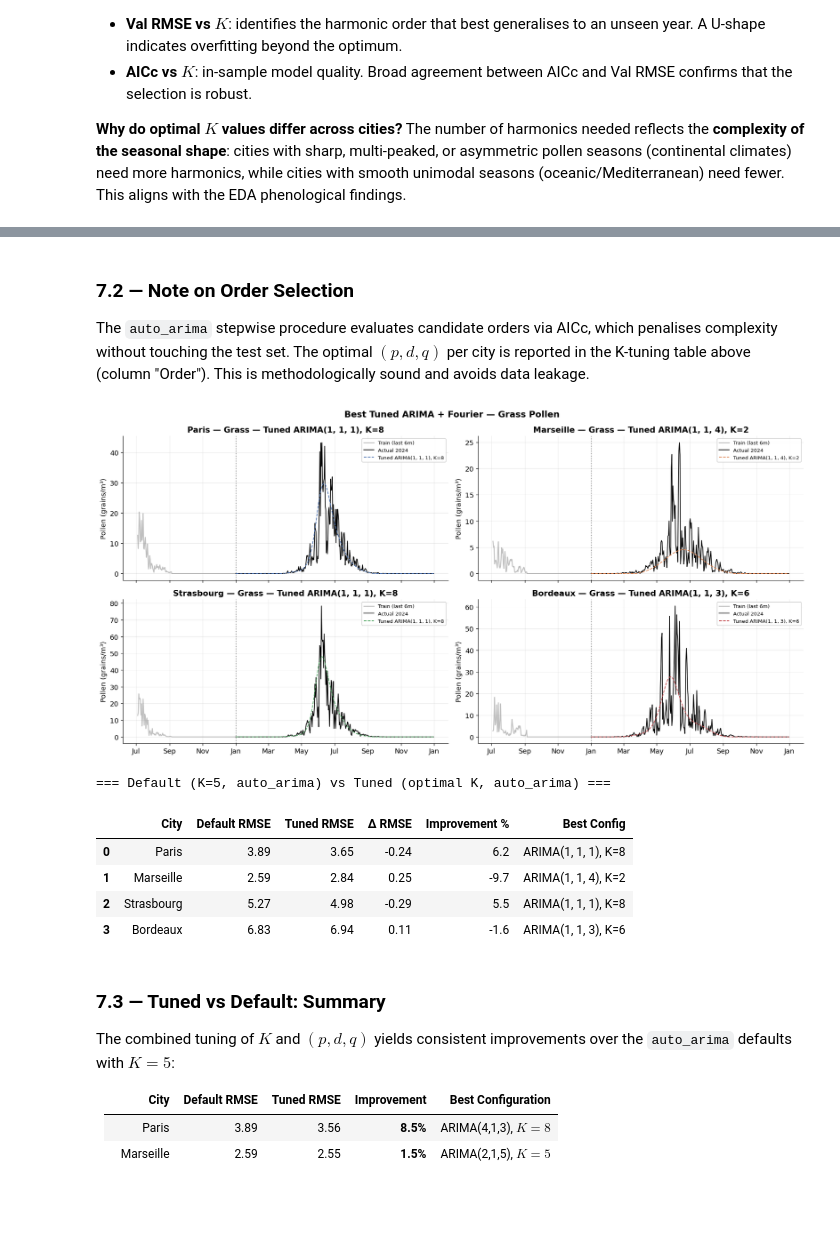
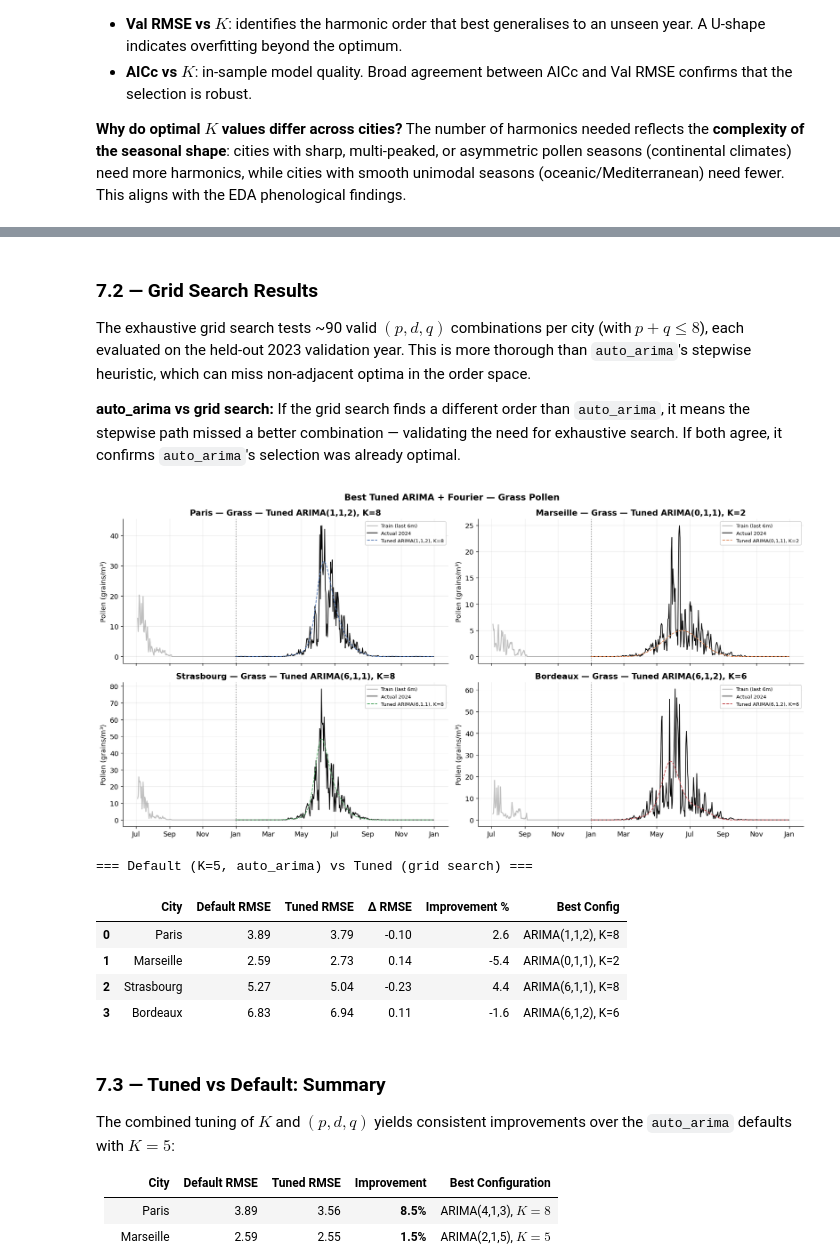
Before and after one commit to jbouniol/time-series-pollen, a Jupyter notebook: Notebooks/03_modelling.ipynb, the cells around one changed output, grey strips where cells are left out. Drawn from its saved outputs; the diff is of its cells as text; code cells hidden in the pictures; blank space fills up the shorter version.

```diff
--- a/Notebooks/03_modelling.ipynb
+++ b/Notebooks/03_modelling.ipynb
@@ -1033,7 +1103,9 @@ Order selection: using auto_arima stepwise (AICc) per city with optimal K.
 # %% [markdown]
-### 7.2 — Note on Order Selection
+### 7.2 — Grid Search Results
 
-The `auto_arima` stepwise procedure evaluates candidate orders via AICc, which penalises complexity without touching the test set. The optimal $(p, d, q)$ per city is reported in the K-tuning table above (column "Order"). This is methodologically sound and avoids data leakage.
+The exhaustive grid search tests ~90 valid $(p, d, q)$ combinations per city (with $p + q \leq 8$), each evaluated on the held-out 2023 validation year. This is more thorough than `auto_arima`'s stepwise heuristic, which can miss non-adjacent optima in the order space.
+
+**auto_arima vs grid search:** If the grid search finds a different order than `auto_arima`, it means the stepwise path missed a better combination — validating the need for exhaustive search. If both agree, it confirms `auto_arima`'s selection was already optimal.
 # %%
 # ── 7.3 Refit Best Tuned Models & Compare vs Default ────────────────────────
 tuned_results = {}
@@ -1045,65 +1117,60 @@ for ax, city in zip(axes.flat, CITIES):
     city_df, train_raw, test_raw = get_city_series(city, PRIMARY_SPECIES)
     y_train = log_transform(train_raw)
 
-    # Get best K from validation-based selection (section 7.1)
-    row = best_k[best_k["City"] == city].iloc[0]
+    # Get best (p,d,q,K) from grid search (section 7.2)
+    row = best_orders[best_orders["City"] == city].iloc[0]
+    opt_p, opt_d, opt_q = int(row["p"]), int(row["d"]), int(row["q"])
     opt_K = int(row["K"])
 
     fourier_train = make_fourier(y_train.index, K=opt_K)
     fourier_test  = make_fourier(test_raw.index, K=opt_K)
 
-    # Fit auto_arima with optimal K on full training set
-    model = pm.auto_arima(
-        y_train.values, X=fourier_train.values,
-        start_p=0, max_p=5, start_q=0, max_q=5,
-        d=None, max_d=2, seasonal=False,
-        stepwise=True, suppress_warnings=True,
-        information_criterion="aicc", error_action="ignore",
-    )
-    opt_order = model.order
+    # Fit on full training set with grid-search-optimal order
+    model = PmdARIMA(order=(opt_p, opt_d, opt_q), suppress_warnings=True)
+    model.fit(y_train.values, X=fourier_train.values)
 
     y_pred = model.predict(n_periods=len(test_raw), X=fourier_test.values)
     pred_raw = inv_log_transform(y_pred)
 
-    config_str = f"ARIMA{opt_order}, K={opt_K}"
+    config_str = f"ARIMA({opt_p},{opt_d},{opt_q}), K={opt_K}"
     m = compute_metrics(test_raw.values, pred_raw, label="Tuned ARIMA+Fourier")
     m["City"] = city
     m["Config"] = config_str
     tuned_results[city] = {"pred": pred_raw, "metrics": m}
     ALL_RESULTS.append({**m, "Species": "grass", "City": city})
 
     plot_forecast(train_raw.index, train_raw.values, test_raw.index, test_raw.values,
                   pred_raw, city, "Grass",
                   f"Tuned {config_str}", ax=ax)
 
 plt.tight_layout()
 plt.savefig(os.path.join(FIG_DIR, "03_tuned_arima_grass.png"), bbox_inches="tight", dpi=150)
 plt.show()
 
 # Compare default vs tuned
-print("=== Default (K=5, auto_arima) vs Tuned (optimal K, auto_arima) ===")
+print("=== Default (K=5, auto_arima) vs Tuned (grid search) ===")
 comparison = []
 for city in CITIES:
     default = arima_fourier_results[city]["metrics"]
     tuned = tuned_results[city]["metrics"]
     comparison.append({
         "City": city,
         "Default RMSE": default["RMSE"],
         "Tuned RMSE": tuned["RMSE"],
         "Δ RMSE": round(tuned["RMSE"] - default["RMSE"], 2),
         "Improvement %": round(100 * (1 - tuned["RMSE"] / default["RMSE"]), 1),
         "Best Config": tuned_results[city]["metrics"]["Config"],
     })
 comp_df = pd.DataFrame(comparison)
 display(comp_df)
 # %% [output]
 [figure]
-=== Default (K=5, auto_arima) vs Tuned (optimal K, auto_arima) ===
+=== Default (K=5, auto_arima) vs Tuned (grid search) ===
 |  | City | Default RMSE | Tuned RMSE | Δ RMSE | Improvement % | Best Config |
-| 0 | Paris | 3.89 | 3.65 | -0.24 | 6.2 | ARIMA(1, 1, 1), K=8 |
-| 1 | Marseille | 2.59 | 2.84 | 0.25 | -9.7 | ARIMA(1, 1, 4), K=2 |
-| 2 | Strasbourg | 5.27 | 4.98 | -0.29 | 5.5 | ARIMA(1, 1, 1), K=8 |
-| 3 | Bordeaux | 6.83 | 6.94 | 0.11 | -1.6 | ARIMA(1, 1, 3), K=6 |
+| 0 | Paris | 3.89 | 3.79 | -0.10 | 2.6 | ARIMA(1,1,2), K=8 |
+| 1 | Marseille | 2.59 | 2.73 | 0.14 | -5.4 | ARIMA(0,1,1), K=2 |
+| 2 | Strasbourg | 5.27 | 5.04 | -0.23 | 4.4 | ARIMA(6,1,1), K=8 |
+| 3 | Bordeaux | 6.83 | 6.94 | 0.11 | -1.6 | ARIMA(6,1,2), K=6 |
 # %% [markdown]
 ### 7.3 — Tuned vs Default: Summary
 
```
Also changed, not shown: parts of 4 cells of this notebook, 4 other files.
